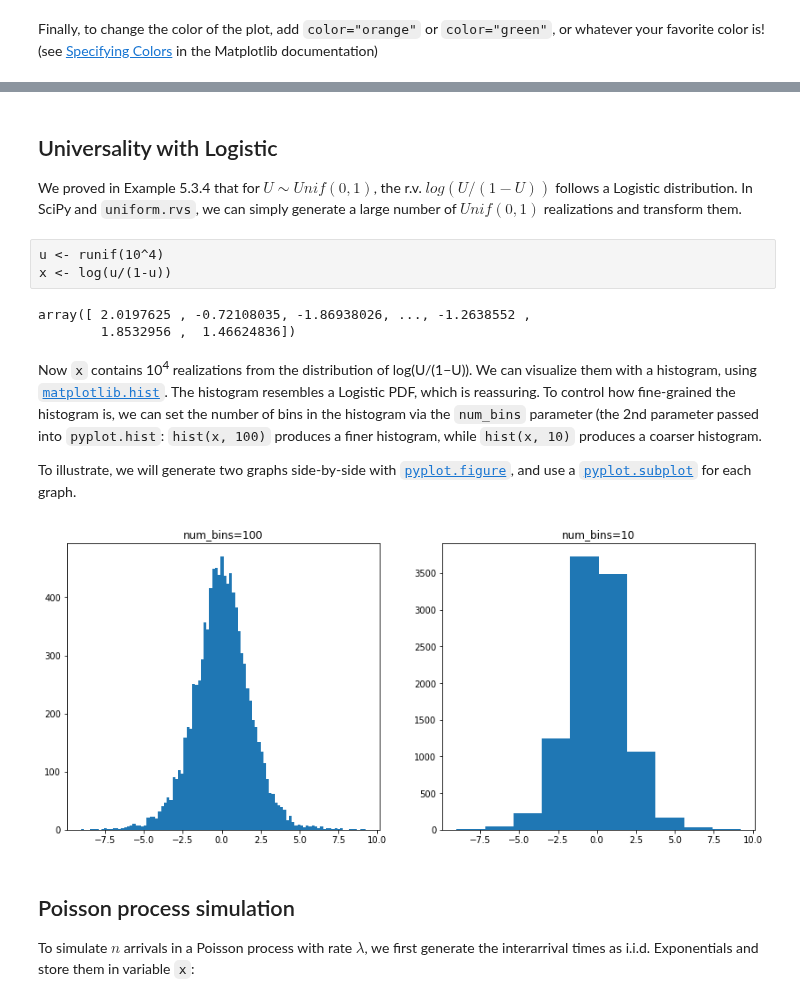
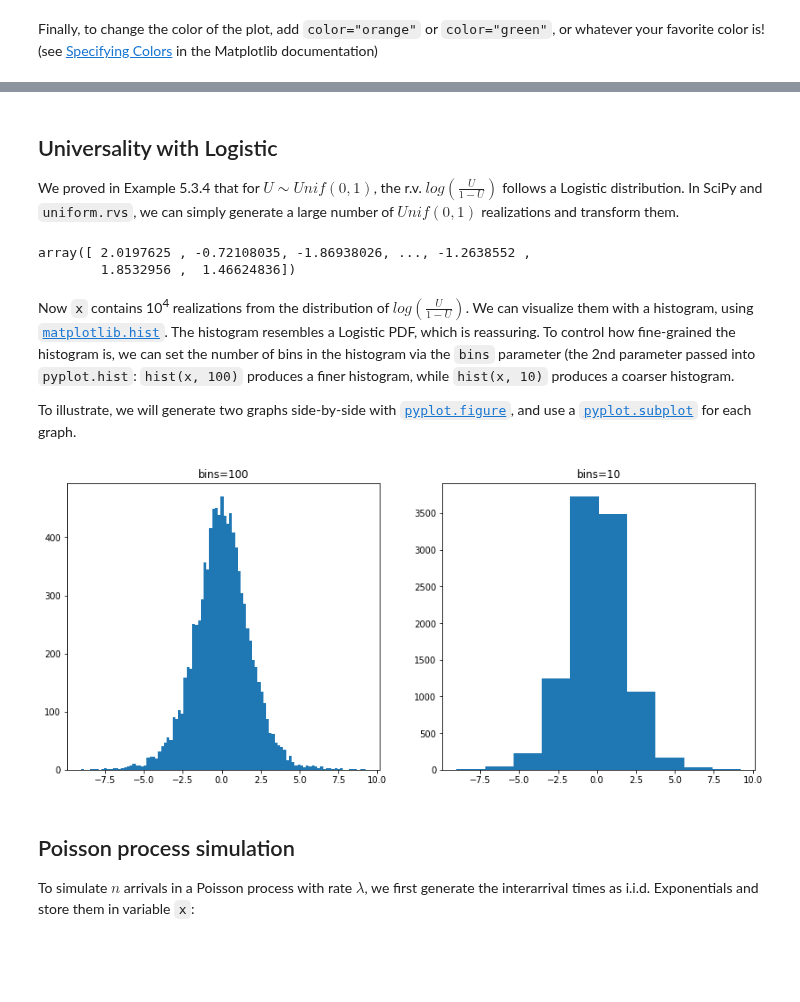
Before and after one commit to buruzaemon/IntroductionToProbabilityPy, a Jupyter notebook: Ch5.ipynb, the cells around one changed output, grey strips where cells are left out. Drawn from its saved outputs; the diff is of its cells as text; code cells hidden in the pictures; blank space fills up the shorter version.

```diff
--- a/Ch5.ipynb
+++ b/Ch5.ipynb
@@ -230,10 +237,7 @@ plt.plot(x, rv.pdf(x), color='orange')
 # %% [markdown]
 ## Universality with Logistic
 
-We proved in Example 5.3.4 that for $U \sim Unif(0, 1)$, the r.v. $log(U/(1 − U))$ follows a Logistic distribution. In SciPy and `uniform.rvs`, we can simply generate a large number of $Unif(0, 1)$ realizations and transform them.
+We proved in Example 5.3.4 that for $U \sim Unif(0, 1)$, the r.v.  $log\left(\frac{U}{1−U}\right)$ follows a Logistic distribution. In SciPy and `uniform.rvs`, we can simply generate a large number of $Unif(0, 1)$ realizations and transform them.
-# %% [raw]
-u <- runif(10^4)
-x <- log(u/(1-u))
 # %%
 u = uniform.rvs(size=10**4)
 x = np.log(u/(1-u))
@@ -242,23 +246,23 @@ x
 array([ 2.0197625 , -0.72108035, -1.86938026, ..., -1.2638552 ,
         1.8532956 ,  1.46624836])
 # %% [markdown]
-Now `x` contains 10<sup>4</sup> realizations from the distribution of log(U/(1−U)). We can visualize them with a histogram, using [`matplotlib.hist`](https://matplotlib.org/api/_as_gen/matplotlib.pyplot.hist.html). The histogram resembles a Logistic PDF, which is reassuring. To control how fine-grained the histogram is, we can set the number of bins in the histogram via the `num_bins` parameter (the 2nd parameter passed into `pyplot.hist`: `hist(x, 100)` produces a finer histogram, while `hist(x, 10)` produces a coarser histogram.
+Now `x` contains 10<sup>4</sup> realizations from the distribution of $log\left(\frac{U}{1−U}\right)$. We can visualize them with a histogram, using [`matplotlib.hist`](https://matplotlib.org/api/_as_gen/matplotlib.pyplot.hist.html). The histogram resembles a Logistic PDF, which is reassuring. To control how fine-grained the histogram is, we can set the number of bins in the histogram via the `bins` parameter (the 2nd parameter passed into `pyplot.hist`: `hist(x, 100)` produces a finer histogram, while `hist(x, 10)` produces a coarser histogram.
 
 To illustrate, we will generate two graphs side-by-side with [`pyplot.figure`](https://matplotlib.org/api/_as_gen/matplotlib.pyplot.figure.html), and use a [`pyplot.subplot`](https://matplotlib.org/api/_as_gen/matplotlib.pyplot.subplot.html) for each graph.
 # %%
 fig = plt.figure(figsize=(14, 6))
 
 ax1 = fig.add_subplot(121)
 ax1.hist(x, 100)
-ax1.set_title('num_bins=100')
+ax1.set_title('bins=100')
 
 ax2 = fig.add_subplot(122)
 ax2.hist(x, 10)
-ax2.set_title('num_bins=10')
+ax2.set_title('bins=10')
 
 plt.show()
 # %% [output]
-[figure, old version]
+[figure, new version]
 # %% [markdown]
 ## Poisson process simulation
 
```
Also changed, not shown: parts of 9 cells of this notebook, 4 other files.
